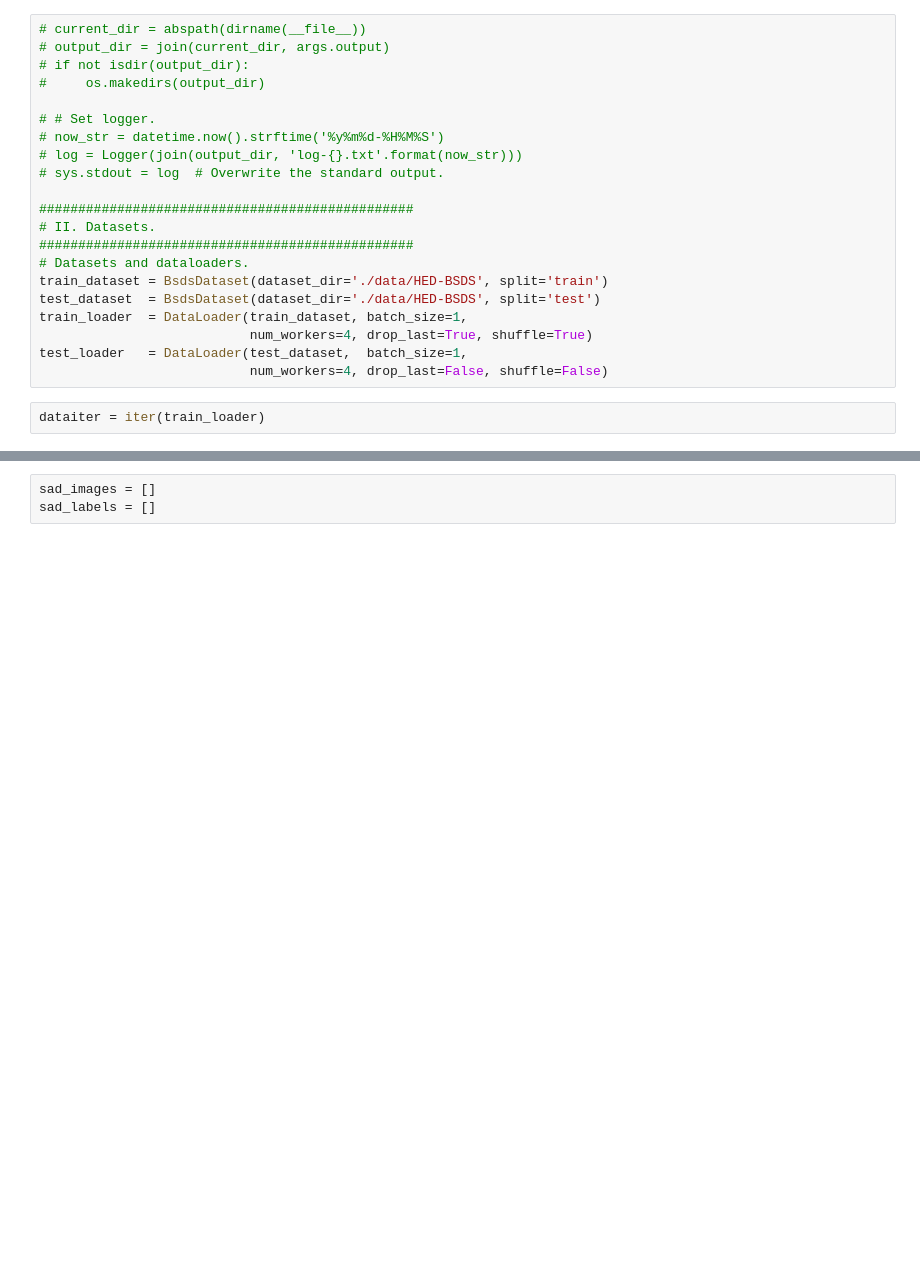
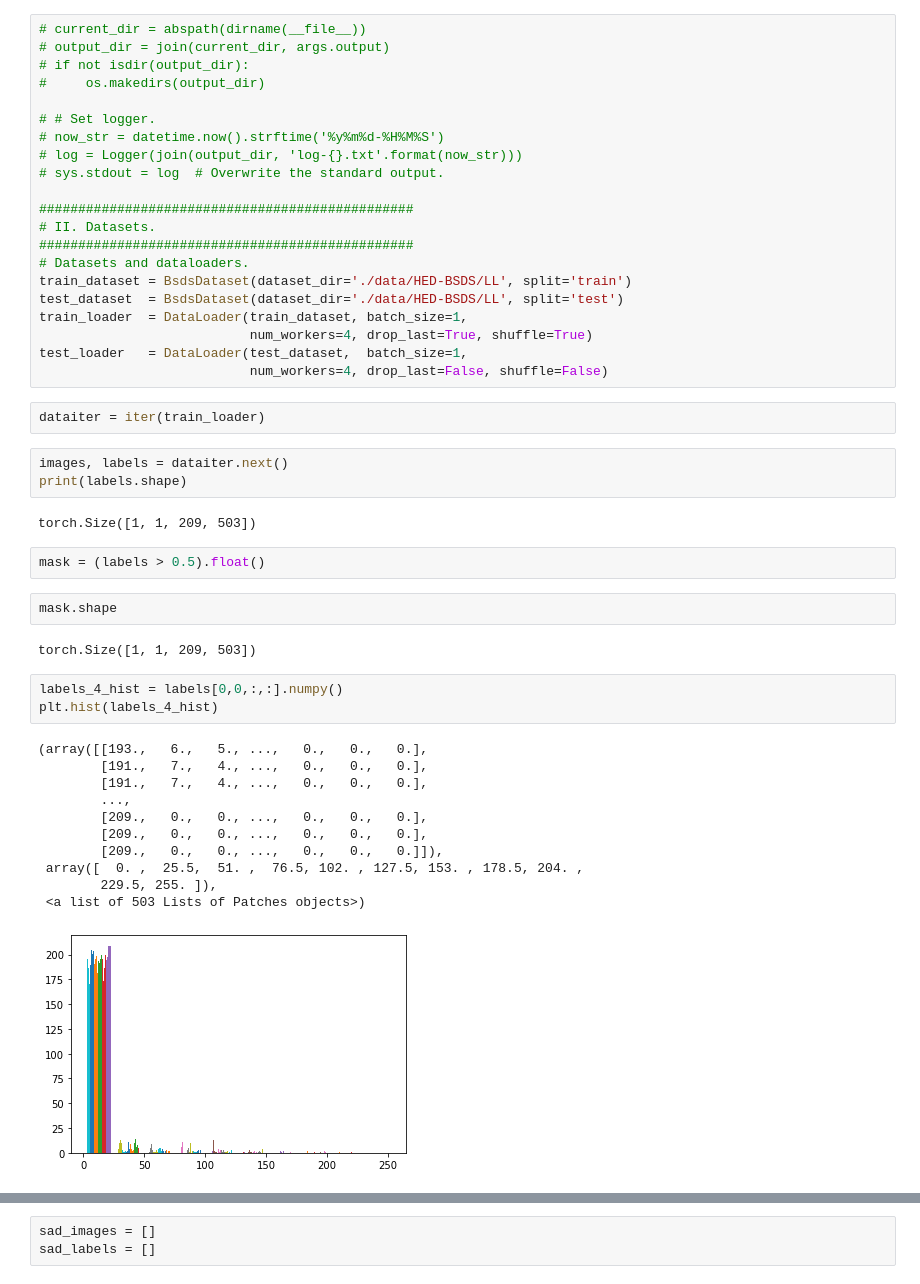
Before and after one commit to chaitanyaspatil/Edge_Detection_ECE_251C, a Jupyter notebook: Trial_nn_run.ipynb, the cells around one changed output, grey strips where cells are left out. Drawn from its saved outputs; the diff is of its cells as text; blank space fills up the shorter version.

```diff
--- a/Trial_nn_run.ipynb
+++ b/Trial_nn_run.ipynb
@@ -112,11 +134,37 @@ def imshow(img):
 # II. Datasets.
 ################################################
 # Datasets and dataloaders.
-train_dataset = BsdsDataset(dataset_dir='./data/HED-BSDS', split='train')
-test_dataset  = BsdsDataset(dataset_dir='./data/HED-BSDS', split='test')
+train_dataset = BsdsDataset(dataset_dir='./data/HED-BSDS/LL', split='train')
+test_dataset  = BsdsDataset(dataset_dir='./data/HED-BSDS/LL', split='test')
 train_loader  = DataLoader(train_dataset, batch_size=1,
                            num_workers=4, drop_last=True, shuffle=True)
 test_loader   = DataLoader(test_dataset,  batch_size=1,
                            num_workers=4, drop_last=False, shuffle=False)
 # %%
 dataiter = iter(train_loader)
+# %%
+images, labels = dataiter.next()
+print(labels.shape)
+# %% [output]
+torch.Size([1, 1, 209, 503])
+# %%
+mask = (labels > 0.5).float()
+# %%
+mask.shape
+# %% [output]
+torch.Size([1, 1, 209, 503])
+# %%
+labels_4_hist = labels[0,0,:,:].numpy()
+plt.hist(labels_4_hist)
+# %% [output]
+(array([[193.,   6.,   5., ...,   0.,   0.,   0.],
+        [191.,   7.,   4., ...,   0.,   0.,   0.],
+        [191.,   7.,   4., ...,   0.,   0.,   0.],
+        ...,
+        [209.,   0.,   0., ...,   0.,   0.,   0.],
+        [209.,   0.,   0., ...,   0.,   0.,   0.],
+        [209.,   0.,   0., ...,   0.,   0.,   0.]]),
+ array([  0. ,  25.5,  51. ,  76.5, 102. , 127.5, 153. , 178.5, 204. ,
+        229.5, 255. ]),
+ <a list of 503 Lists of Patches objects>)
+[figure, added]
```
Also changed, not shown: parts of 14 cells of this notebook, 8 other files.
